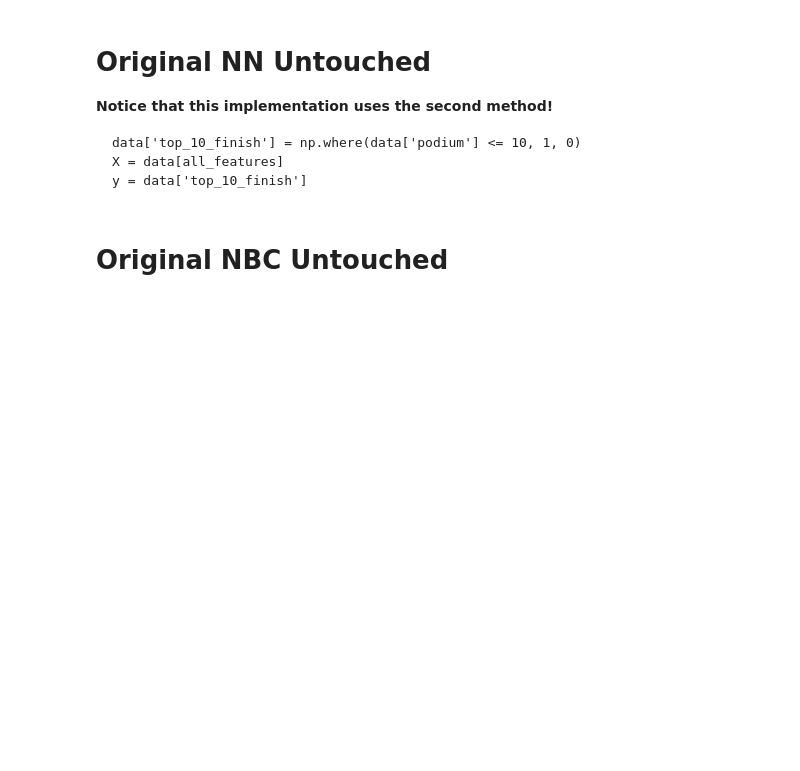
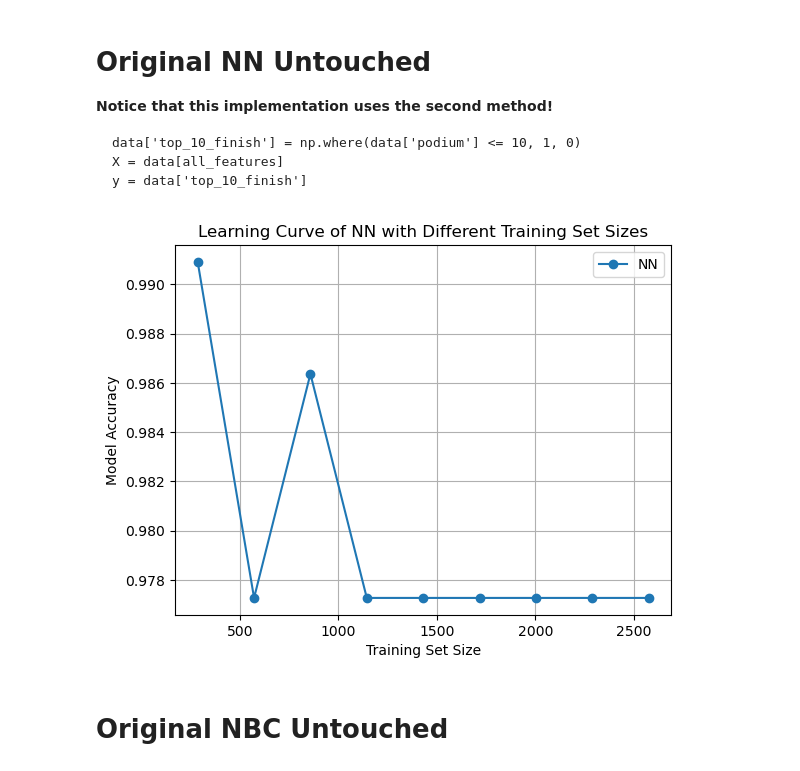
Before and after one commit to MauriceChiu7/573-f1, a Jupyter notebook: f1_models.ipynb, the cells around one changed output. Cells and saved outputs as stored; diff of their text form; code cells hidden in the pictures; blank space fills up the shorter version.

```diff
--- a/f1_models.ipynb
+++ b/f1_models.ipynb
@@ -597,12 +640,16 @@ def nn(X_train, y_train, X_test, y_test):
 
     return (y_pred, accuracy, top_10_finishers)
 
-features = [
-    'season', 'round', 'driver_points', 'driver_standings_pos', 'driver_wins',
-    'constructor_points', 'constructor_standings_pos', 'constructor_wins',
-    'fp_pos_1', 'fp_time_1', 'fp_pos_2', 'fp_time_2', 'fp_pos_3', 'fp_time_3',
-    'weather_cloudy', 'weather_cold', 'weather_dry', 'weather_warm', 'weather_wet'
-]
+# features = [
+#     'season', 'round', 'driver_points', 'driver_standings_pos', 'driver_wins',
+#     'constructor_points', 'constructor_standings_pos', 'constructor_wins',
+#     'fp_pos_1', 'fp_time_1', 'fp_pos_2', 'fp_time_2', 'fp_pos_3', 'fp_time_3',
+#     'weather_cloudy', 'weather_cold', 'weather_dry', 'weather_warm', 'weather_wet'
+# ]
+features = ['season', 'round', 'driver_points', 'driver_standings_pos', 'driver_wins',
+            'constructor_points', 'constructor_standings_pos', 'constructor_wins']
+additional_features = ['fp_pos_1', 'fp_time_1', 'fp_pos_2', 'fp_time_2', 'fp_pos_3', 'fp_time_3']
+features = features + additional_features
 
 data['season_end_top_10'] = data.groupby('season')['driver_points'].transform(lambda x: x >= x.nlargest(10).min())
 
@@ -617,33 +664,35 @@ y_train = y[data['season'] < 2022]
 X_test = X[data['season'] == 2022]
 y_test = y[data['season'] == 2022]
 
 X_train_partitions = np.array_split(X_train, 10) # for different train sizes
 y_train_partitions = np.array_split(y_train, 10) # for different train sizes
 
 nn_accs = []
 train_size = []
 X_train_var = pd.DataFrame()
 y_train_var = pd.DataFrame()
 for i in range(len(X_train_partitions)-1, 0, -1):
     X_train_var = pd.concat([X_train_var, pd.DataFrame(X_train_partitions[i])])
     y_train_var = pd.concat([y_train_var, pd.DataFrame(y_train_partitions[i])])
 
     X_train_var = X_train_var.sort_index()
     # print(X_train_var.shape)
     # display(X_train_var)
 
     (nn_pred, nn_acc, nn_top10) = nn(X_train_var, y_train_var, X_test, y_test)
     train_size.append(X_train_var.shape[0])
     nn_accs.append(nn_acc)
 
 plt.figure()
 plt.plot(train_size, nn_accs, marker='o', label='NN')
 plt.xlabel('Training Set Size')
 plt.ylabel('Model Accuracy')
 plt.legend()
 plt.title('Learning Curve of NN with Different Training Set Sizes')
 plt.grid(True)
 plt.show()
+# %% [output]
+[figure, added]
 # %% [markdown]
 # Original NBC Untouched
 # %%
```
Also changed, not shown: parts of 7 cells of this notebook.
